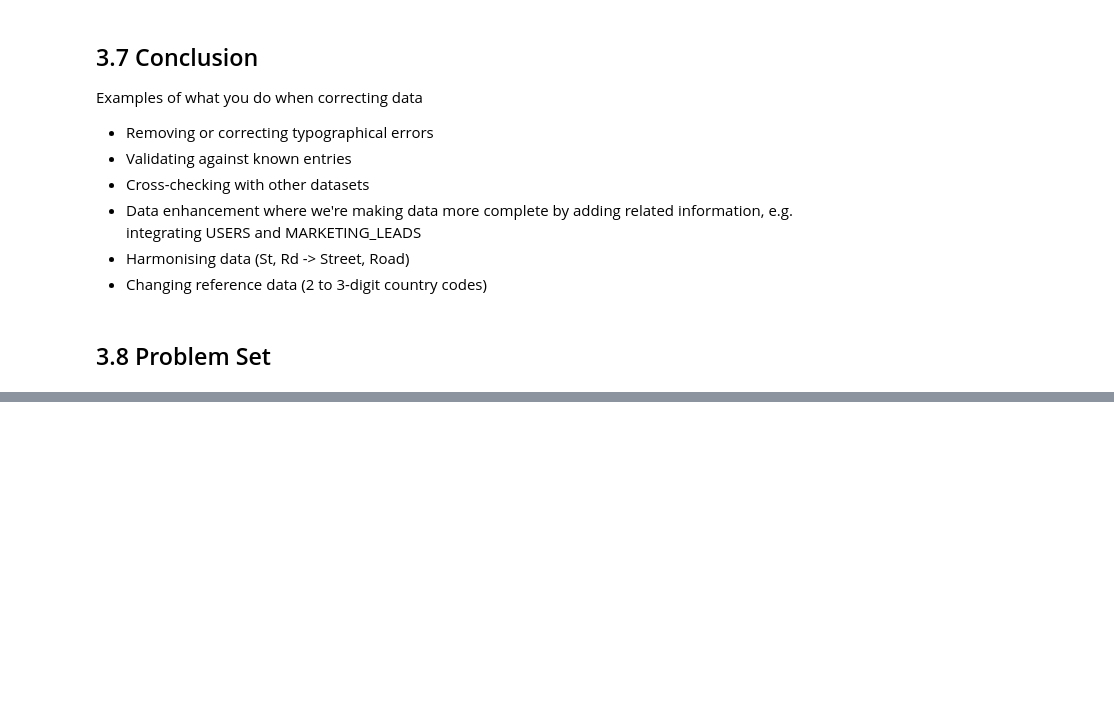
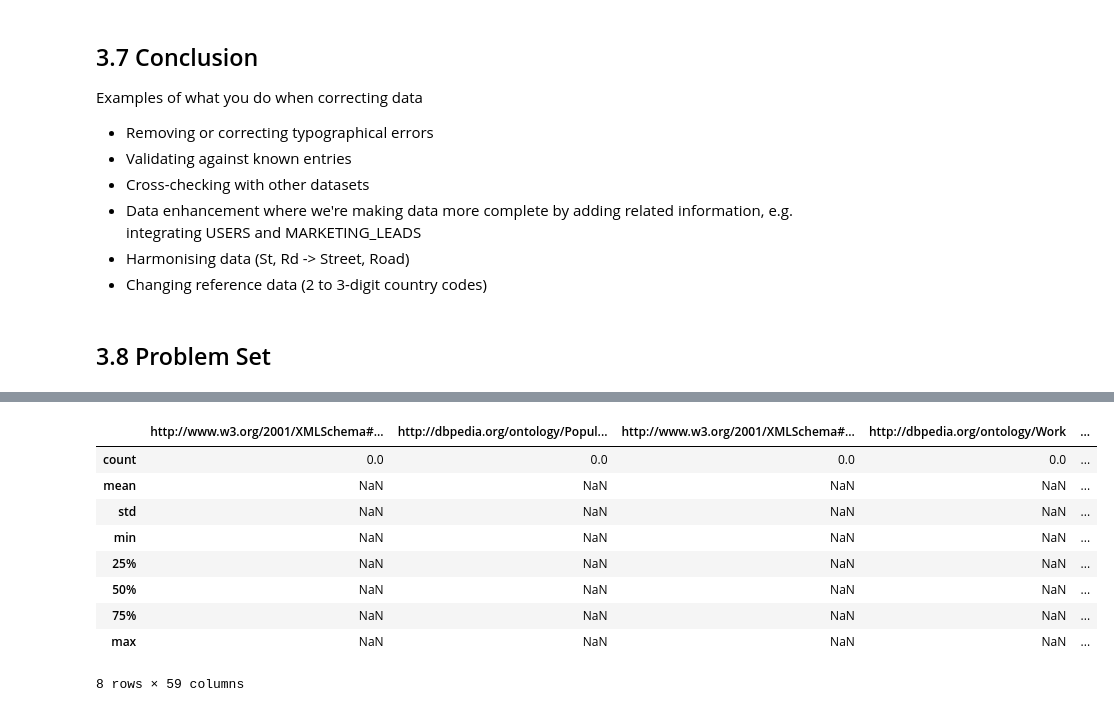
Before and after one commit to jessicayung/data-analyst-nd, a Jupyter notebook: 3-data-wrangling-with-mongodb/3.3-data-quality.ipynb, the cells around one changed output, grey strips where cells are left out. Saved outputs shown, nothing was run; the diff lists cells and outputs as text; code cells hidden in the pictures; blank space fills up the shorter version.

```diff
--- a/3-data-wrangling-with-mongodb/3.3-data-quality.ipynb
+++ b/3-data-wrangling-with-mongodb/3.3-data-quality.ipynb
@@ -393,36 +393,31 @@ import codecs
 import csv
 import json
 import pprint
+import pandas as pd
 
-CITIES = 'cities.csv'
+CITIES = 'data/cities_short.csv'
 
 FIELDS = ["name", "timeZone_label", "utcOffset", "homepage", "governmentType_label",
           "isPartOf_label", "areaCode", "populationTotal", "elevation",
           "maximumElevation", "minimumElevation", "populationDensity",
           "wgs84_pos#lat", "wgs84_pos#long", "areaLand", "areaMetro", "areaUrban"]
 
+
+
 def audit_file(filename, fields):
     fieldtypes = {}
+
     # YOUR CODE HERE
-    # Read file
-
+    # Read csv data into a df. Skip over first three rows.
+    file = pd.read_csv(filename)
+    file = file.drop(file.index[0:3])
     for i in range(0,len(fields)):
         value = set()
 
-        for j in range(0,number_of_cols):
-            value.add(type(filename[i][j]))
+        for j in range(0,len(file)):
+            value.add(type(file.iloc[j][fields[i]]))
 
         fieldtypes[fields[i]] = value
     return fieldtypes
 
-
-def test():
-    fieldtypes = audit_file(CITIES, FIELDS)
-
-    pprint.pprint(fieldtypes)
-
-    assert fieldtypes["areaLand"] == set([type(1.1), type([]), type(None)])
-    assert fieldtypes['areaMetro'] == set([type(1.1), type(None)])
-
-if __name__ == "__main__":
-    test()
+audit_file(CITIES, FIELDS)
@@ -428,0 +443,17 @@ if __name__ == "__main__":
+# %%
+# YOUR CODE HERE
+# Read csv data into a df. Skip over first three rows.
+cities_file = pd.read_csv(CITIES, skiprows = 3)
+cities_file.describe()
+# print(cities_file.iloc[0]['name'])
+# %% [output]
+|  | http://www.w3.org/2001/XMLSchema#... | http://dbpedia.org/ontology/Popul... | http://www.w3.org/2001/XMLSchema#... | http://dbpedia.org/ontology/Work | ... |
+| count | 0.0 | 0.0 | 0.0 | 0.0 | ... |
+| mean | NaN | NaN | NaN | NaN | ... |
+| std | NaN | NaN | NaN | NaN | ... |
+| min | NaN | NaN | NaN | NaN | ... |
+| 25% | NaN | NaN | NaN | NaN | ... |
+| 50% | NaN | NaN | NaN | NaN | ... |
+| 75% | NaN | NaN | NaN | NaN | ... |
+| max | NaN | NaN | NaN | NaN | ... |
+8 rows × 59 columns
```
Also changed, not shown: parts of 12 cells of this notebook, 3 other files.
